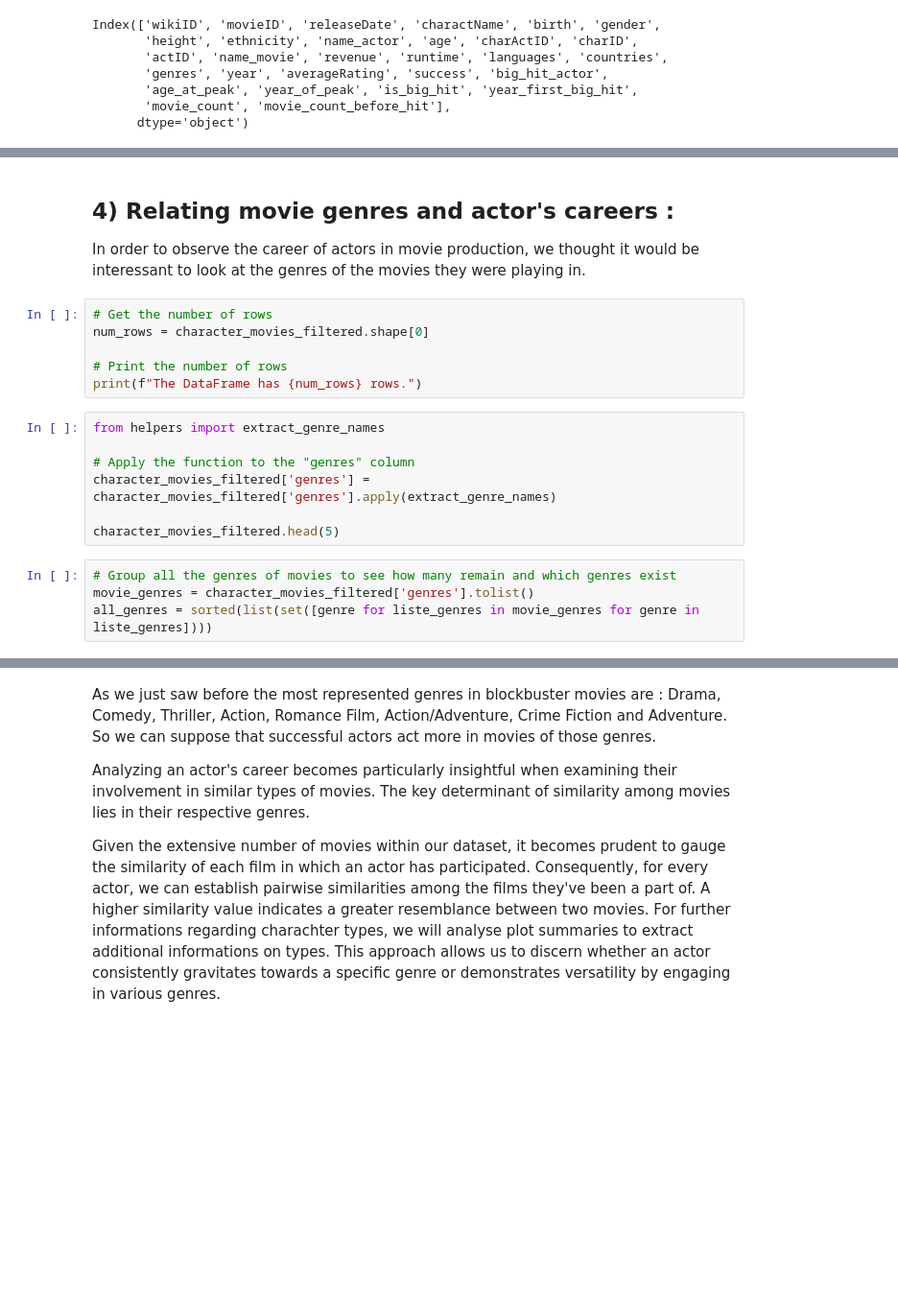
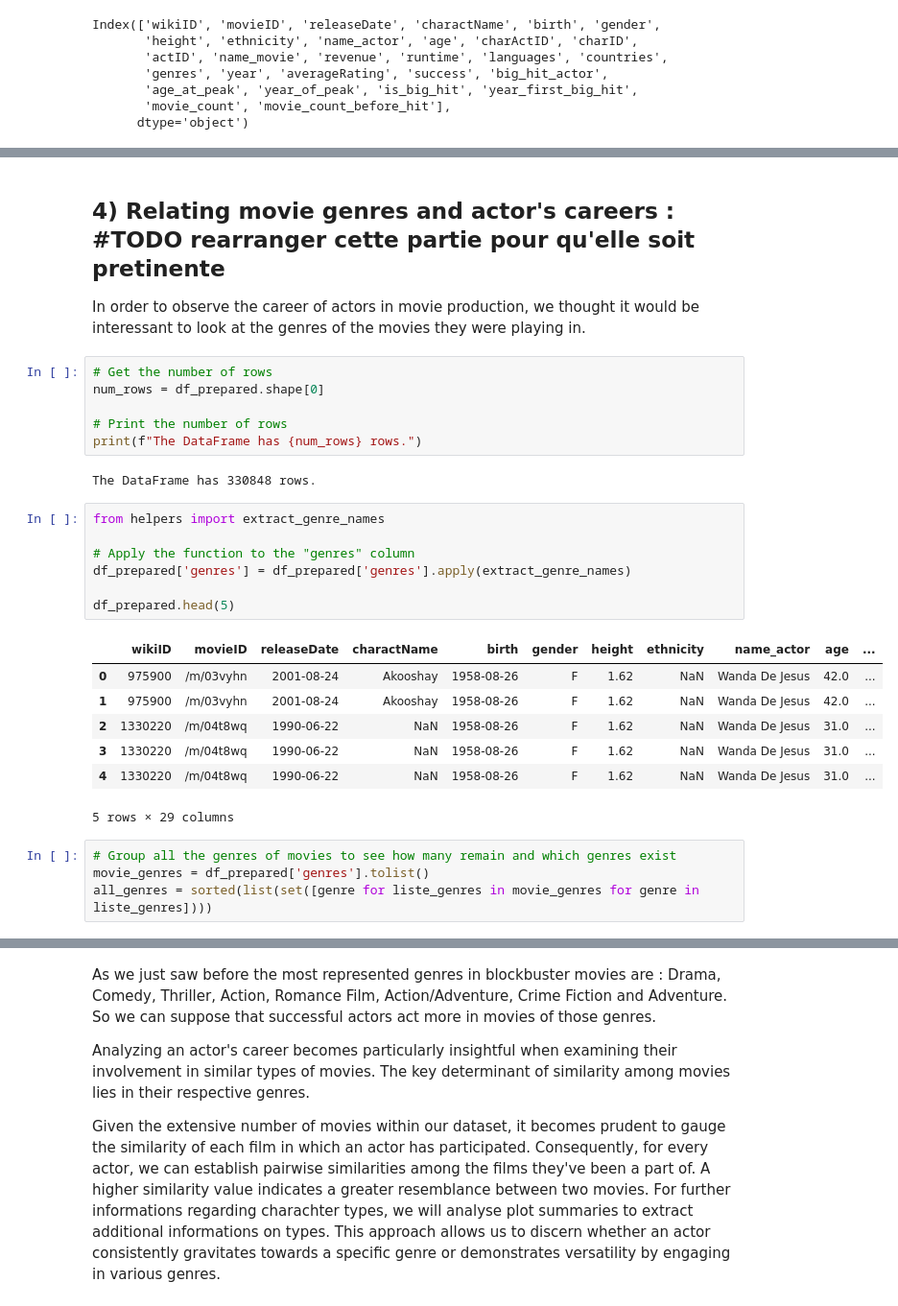
Before and after one commit to epfl-ada/ada-2023-project-pinacolada23, a Jupyter notebook: matching.ipynb, the cells around one changed output, grey strips where cells are left out. Shown: that part at 96% size. Saved outputs shown, nothing was run; the diff lists cells and outputs as text; blank space fills up the shorter version.

```diff
--- a/matching.ipynb
+++ b/matching.ipynb
@@ -317,23 +329,33 @@ Index(['wikiID', 'movieID', 'releaseDate', 'charactName', 'birth', 'gender',
 # %% [markdown]
-## 4) Relating movie genres and actor's careers :
+## 4) Relating movie genres and actor's careers : #TODO rearranger cette partie pour qu'elle soit pretinente
 
 In order to observe the career of actors in movie production, we thought it would be interessant to look at the genres of the movies they were playing in.
 # %%
 # Get the number of rows
-num_rows = character_movies_filtered.shape[0]
+num_rows = df_prepared.shape[0]
 
 # Print the number of rows
 print(f"The DataFrame has {num_rows} rows.")
+# %% [output]
+The DataFrame has 330848 rows.
 # %%
 from helpers import extract_genre_names
 
 # Apply the function to the "genres" column
-character_movies_filtered['genres'] = character_movies_filtered['genres'].apply(extract_genre_names)
+df_prepared['genres'] = df_prepared['genres'].apply(extract_genre_names)
 
-character_movies_filtered.head(5)
+df_prepared.head(5)
+# %% [output]
+|  | wikiID | movieID | releaseDate | charactName | birth | gender | height | ethnicity | name_actor | age | ... |
+| 0 | 975900 | /m/03vyhn | 2001-08-24 | Akooshay | 1958-08-26 | F | 1.62 | NaN | Wanda De Jesus | 42.0 | ... |
+| 1 | 975900 | /m/03vyhn | 2001-08-24 | Akooshay | 1958-08-26 | F | 1.62 | NaN | Wanda De Jesus | 42.0 | ... |
+| 2 | 1330220 | /m/04t8wq | 1990-06-22 | NaN | 1958-08-26 | F | 1.62 | NaN | Wanda De Jesus | 31.0 | ... |
+| 3 | 1330220 | /m/04t8wq | 1990-06-22 | NaN | 1958-08-26 | F | 1.62 | NaN | Wanda De Jesus | 31.0 | ... |
+| 4 | 1330220 | /m/04t8wq | 1990-06-22 | NaN | 1958-08-26 | F | 1.62 | NaN | Wanda De Jesus | 31.0 | ... |
+5 rows × 29 columns
 # %%
 # Group all the genres of movies to see how many remain and which genres exist
-movie_genres = character_movies_filtered['genres'].tolist()
+movie_genres = df_prepared['genres'].tolist()
 all_genres = sorted(list(set([genre for liste_genres in movie_genres for genre in liste_genres])))
 # %%
 print(f"In the remaining dataset we have {len(all_genres)} movie genres as we can see in the following list : ")
```
Also changed, not shown: parts of 17 cells of this notebook.
